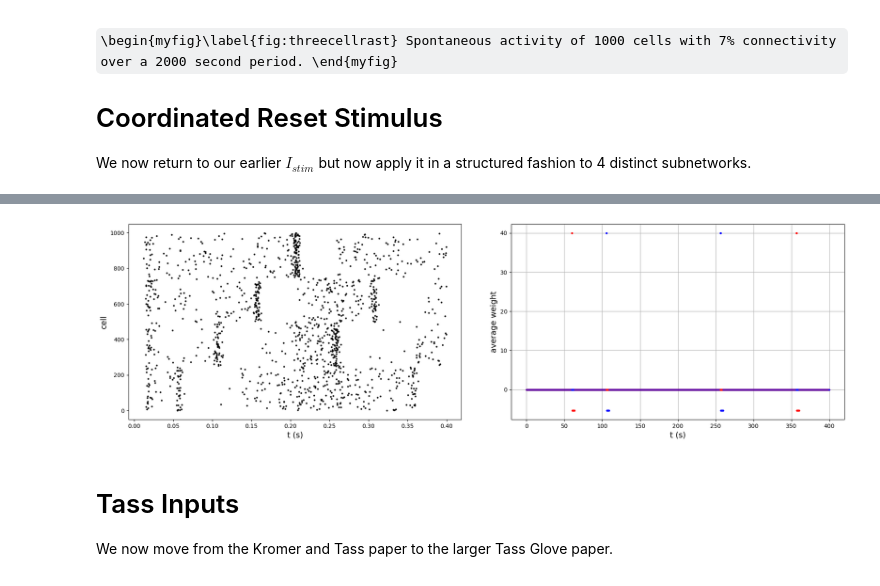
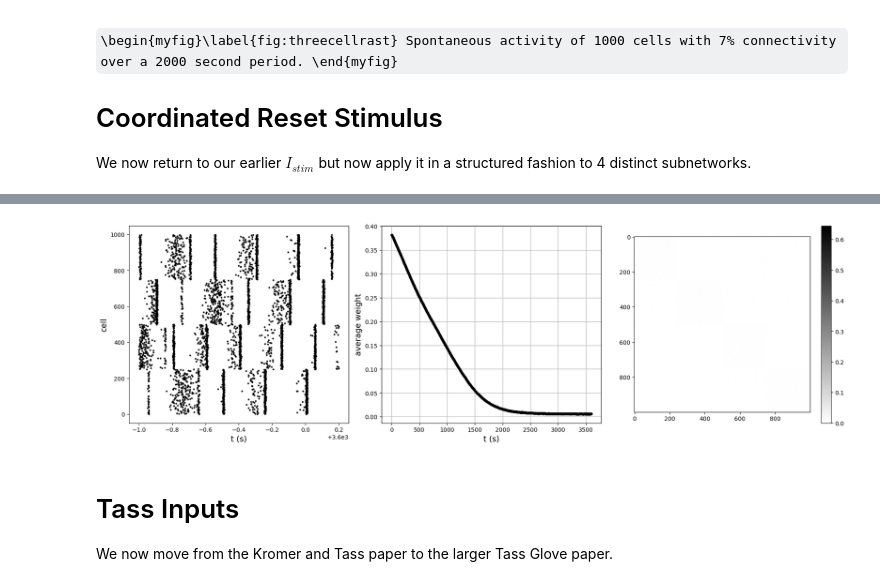
Before and after one commit to steve-cox-LA/EGlove, a Jupyter notebook: TassPlatform.ipynb, the cells around one changed output, grey strips where cells are left out. Drawn from its saved outputs; the diff is of its cells as text; code cells hidden in the pictures; some formulas as TeX source.

```diff
--- a/TassPlatform.ipynb
+++ b/TassPlatform.ipynb
@@ -881,7 +881,7 @@ plt.subplots_adjust(right=3, left=0.25, wspace=0.15, top=1, bottom=0)
 
 rng = np.random.default_rng(12345)
 
-Tfin = 10e3
+Tfin = 8000*1e3
 dt = 0.1
 Nt = math.ceil(Tfin/dt)
 tausyn = 1
@@ -898,12 +898,13 @@ Vrest = -38
 Cm = rng.normal(3, 3*0.05, N)
 
 is_connected = False
+HiFrac = 0.25
 
 while not is_connected:  # Generate a fully connected sparse {0,1} weight matrix without self connections
 
     W = sp.sparse.random_array(    # 1. Generate random array of values {1,2}
         (N, N), density= 0.07, random_state=rng,
-        data_sampler = lambda size: rng.choice([1, 2], size=size, p=[0.75, 0.25])
+        data_sampler = lambda size: rng.choice([1, 2], size=size, p=[1-HiFrac, HiFrac])
     ).tocsr()
 
     W.setdiag(0)   # remove self-connections
@@ -957,7 +958,7 @@ next_noise = rng.exponential(1000.0 / f_noise, size=N)
 tau_plus = 10
 tau_R = 4
 beta = 1.4
-delta = 0.01 # 0.002   # from Thanos Manos ,Magteld Zeitler,Peter A. Tass
+delta = 0.02 # 0.002   # from Thanos Manos ,Magteld Zeitler,Peter A. Tass
 
 for j in range(1,Nt):
 
@@ -1018,7 +1019,7 @@ for j in range(1,Nt):
         W.data[start:end] = np.clip(W.data[start:end], 0.0, 1.0)
 
 
-    if j % 100 == 0:
+    if j % 1000 == 0:
         ax2.plot(t/1000, W.data.mean(), 'k.')
         #ax2.plot(t/1000, W[[Wrow[0]],[Wcol[0]]], 'b.')
         #ax2.plot(t/1000, W[[Wrow[1]],[Wcol[1]]], 'r.')
@@ -1036,5 +1037,7 @@ ax2.grid('on')
 
 end_time = time.perf_counter()
 print(f"Elapsed time: {end_time - start_time:.6f} seconds")
+
+#np.savez('my_data.npz', weights=W, wini=HiFrac)
 # %% [output]
 Successfully generated a fully connected synaptic weight matrix!
@@ -1060,12 +1063,12 @@ from IPython.display import display, clear_output
 
 start_time = time.perf_counter()
 
-fig, (ax1, ax2) = plt.subplots(1,2)
+fig, (ax1, ax2, ax3) = plt.subplots(1,3)
 plt.subplots_adjust(right=3, left=0.25, wspace=0.15, top=1, bottom=0)
 
 rng = np.random.default_rng(12345)
 
-Tfin = 399
+Tfin = 60*60*1e3
 dt = 0.1
 Nt = math.ceil(Tfin/dt)
 tausyn = 1
@@ -1109,7 +1112,7 @@ for col_idx in range(N):
     col_to_data_slots[col_idx] = slots
     col_to_pre_rows[col_idx] = row_array[slots]
 
-W.data -=1  # lower weights by 1 to take {0,1}
+W.data -= 1  # lower weights by 1 to take {0,1}
 
 #Wbefore = W.toarray() # for comparison/visualization
 
@@ -1147,9 +1150,9 @@ TCR = 50  # ms
 JCR = math.ceil(TCR/dt)
 siglam = 2.5 # ms
 Tlam = 7.7  # ms
-Astim = 5*kappa # 5 kappa
-tstim = np.zeros(250)
-Istim = np.zeros(N)
+Astim = 10*kappa # 5 kappa
+#tstim = np.zeros(250)
+#Istim = np.zeros(N)
 sstim = TCR + Tlam
 
 part = [0,1,2,3]   # partitions
@@ -1160,20 +1163,14 @@ j = 0
 while  t < Tfin:
 
     part = rng.permutation(part)  # reordered
-    print(part)
+    #print(part)
 
     for s in part:
 
         indstim = np.arange(s*250, s*250+250)
-        tstim = -10*np.ones(N)
-        tstim[indstim] = rng.normal(t+Tlam,siglam,250)     # and stim times
-        #ax2.plot(tstim+50*s)
-        #plt.show(block=False)
-        # 1. Clear the current cell output area smoothly
-        #clear_output(wait=True)
-        #display()
-        # 2. Force the notebook layout to re-draw and display immediately
-        #plt.pause(0.1)
+        #tstim = -10*np.ones(N)
+        tstim = rng.normal(t+Tlam,siglam,250)     # and stim times
+        mtstim = max(tstim)
 
         for J in range(JCR):
 
@@ -1208,28 +1205,17 @@ while  t < Tfin:
                 g_noise[events] += kappa_noise
                 next_noise[events] += rng.exponential(1000.0 / f_noise, size=n_events)
 
+            V = ( (a - (gleak + gsyn + g_noise))*V + b) /  (c + gsyn + g_noise)
+            #ax3.plot(t, V[100],'r.')
 
-            #ev = np.zeros(N)
-            #ev = (t > tstim)*(t < tstim + 3.6)
+            if t < mtstim + 3.7:
+                Istim = Astim*(t>tstim)*(t<tstim+0.4) \
+                               - Astim*(4/30)*(t>tstim+0.6)*(t<tstim+3.6)
+                den = c[indstim] + gsyn[indstim] + g_noise[indstim]
+                V[indstim] += Istim/den
 
-
-            for m in indstim:
-                Istim[m] = Astim*(t>tstim[m])*(t<tstim[m]+0.4) - Astim*(4/30)*(t>tstim[m]+0.6)*(t<tstim[m]+3.6)    # 0.4ms .2ms and 4ms
-                #ax2.plot(ev)
-                #ax2.plot(tstim)
-                #plt.pause(0.001)
-                #display()
-                #print("t = ", t)
-                #input("Press Enter to continue...")
-
-                #for ind in e:
-                #    ax1.plot(t/1000, ind,'g.',markersize=4)
-                #if 100 in e:
-                    #ax2.plot(t,V[100],'go',markersize=6)
-
-            V = ( (a - (gleak + gsyn + g_noise))*V + b + Istim) /  (c + gsyn + g_noise)
-            ax2.plot(t, Istim[100],'r.',markersize=4)
-            ax2.plot(t, Istim[300],'b.',markersize=4)
+            #ax2.plot(t, Istim[100],'r.',markersize=4)
+            #ax2.plot(t, Istim[300],'b.',markersize=4)
 
             Vthr = aT*Vthr + bT
 
@@ -1244,8 +1230,8 @@ while  t < Tfin:
 
             for ind in fsp:
 
-                #if t > Tfin - 1000:       # plot final second of spikes
-                ax1.plot(t/1000, ind,'k.',markersize=4)
+                if t > Tfin - 1000:       # plot final second of spikes
+                    ax1.plot(t/1000, ind,'k.',markersize=4)
 
                 start, end = W.indptr[ind], W.indptr[ind+1]
                 pre = W.indices[start:end]
@@ -1256,8 +1242,8 @@ while  t < Tfin:
                 W.data[start:end] = np.clip(W.data[start:end], 0.0, 1.0)
 
 
-            #if j % 100 == 0:
-            #    ax2.plot(t/1000, W.data.mean(), 'k.')
+            if j % 10000 == 0:
+                ax2.plot(t/1000, W.data.mean(), 'k.')
                 #ax2.plot(t/1000, W[[Wrow[0]],[Wcol[0]]], 'b.')
                 #ax2.plot(t/1000, W[[Wrow[1]],[Wcol[1]]], 'r.')
 
@@ -1268,9 +1254,9 @@ ax2.set_xlabel('t (s)',fontsize=14)
 ax2.set_ylabel('average weight', color='k', fontsize=14)
 ax2.grid('on')
 
-#W = W.toarray()    # for visualization purposes
-#im1 = ax3.imshow(W-Wbefore, cmap='gray_r')
-#fig.colorbar(im1, ax=ax3)
+W = W.toarray()    # for visualization purposes
+im1 = ax3.imshow(W, cmap='gray_r')
+fig.colorbar(im1, ax=ax3)
 
 end_time = time.perf_counter()
 print(f"Elapsed time: {end_time - start_time:.6f} seconds")
@@ -1282,4 +1266,4 @@ Elapsed time: 18.808773 seconds
-[figure, old version]
+[figure, new version]
 # %% [markdown]
 
 
```
Also changed, not shown: parts of 2 cells of this notebook, 1 other file.
